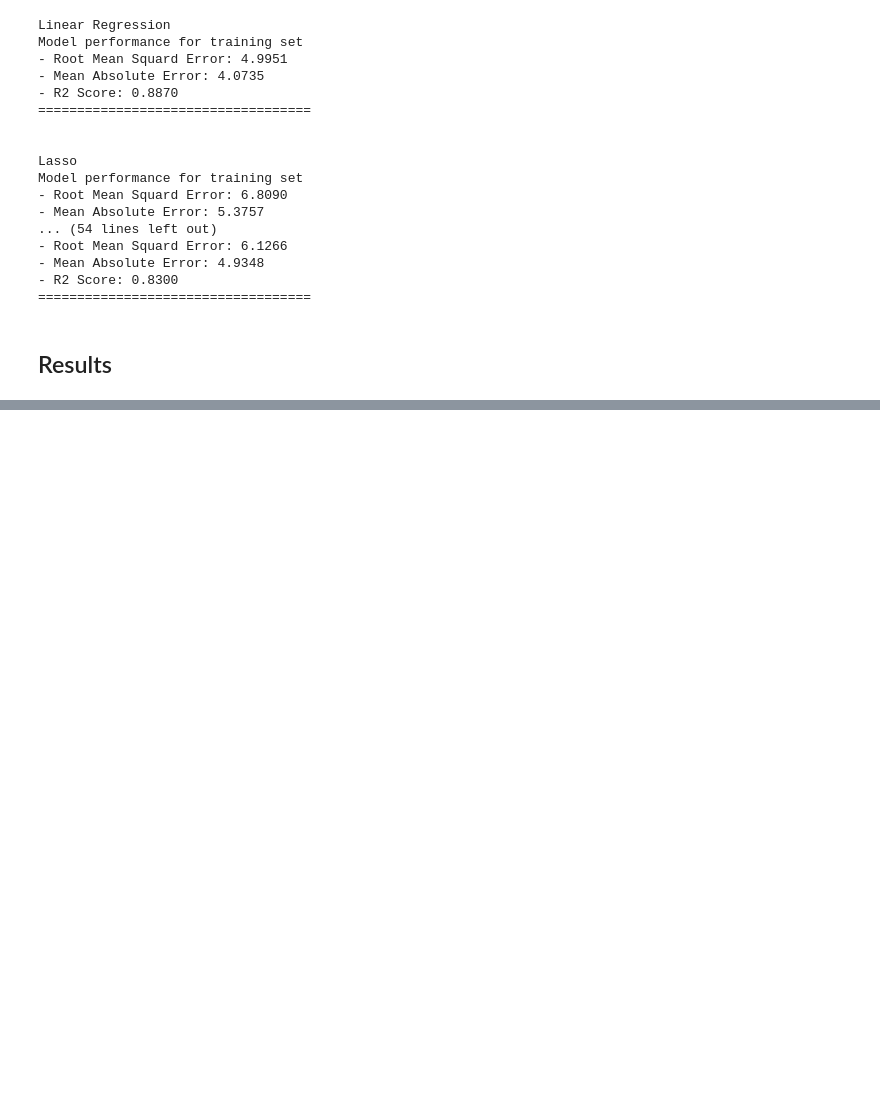
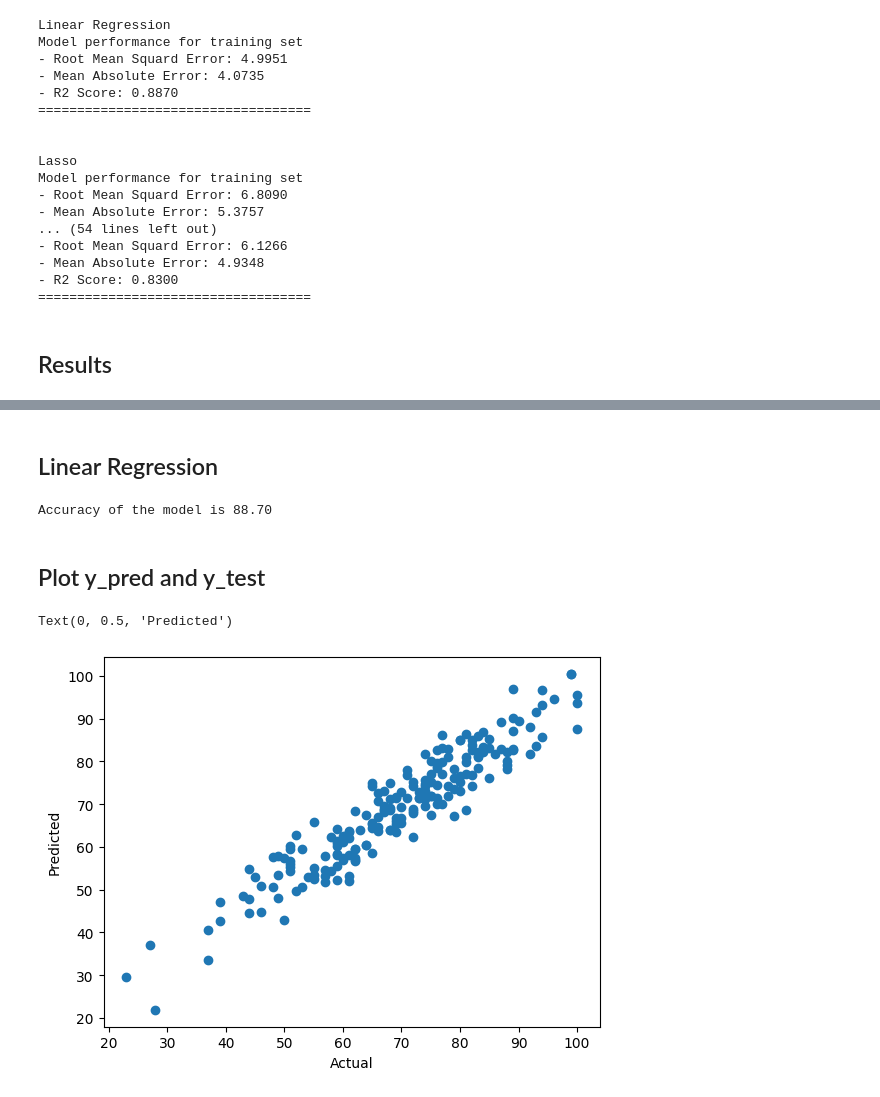
Before and after one commit to Madushani-Weerasekara/EndToEndMLProject, a Jupyter notebook: src/notebook/2. MODEL TRAINING.ipynb, the cells around one changed output, grey strips where cells are left out. Drawn from its saved outputs; the diff is of its cells as text; code cells hidden in the pictures; blank space fills up the shorter version.

Commit message:
Linear Regression Model

```diff
--- a/src/notebook/2. MODEL TRAINING.ipynb
+++ b/src/notebook/2. MODEL TRAINING.ipynb
@@ -199,0 +209,19 @@ AttributeError: 'list' object has no attribute 'sort_values'
+# %% [markdown]
+## Linear Regression
+# %%
+lin_model = LinearRegression(fit_intercept=True)
+lin_model = lin_model.fit(x_train, y_train)
+y_pred =lin_model.predict(x_test)
+score = r2_score(y_test, y_pred)*100
+print("Accuracy of the model is %.2f"%score)
+# %% [output]
+Accuracy of the model is 88.70
+# %% [markdown]
+## Plot y_pred and y_test
+# %%
+plt.scatter(y_test, y_pred)
+plt.xlabel("Actual")
+plt.ylabel("Predicted")
+# %% [output]
+Text(0, 0.5, 'Predicted')
+[figure, added]
```
Also changed, not shown: parts of 1 cell of this notebook.
